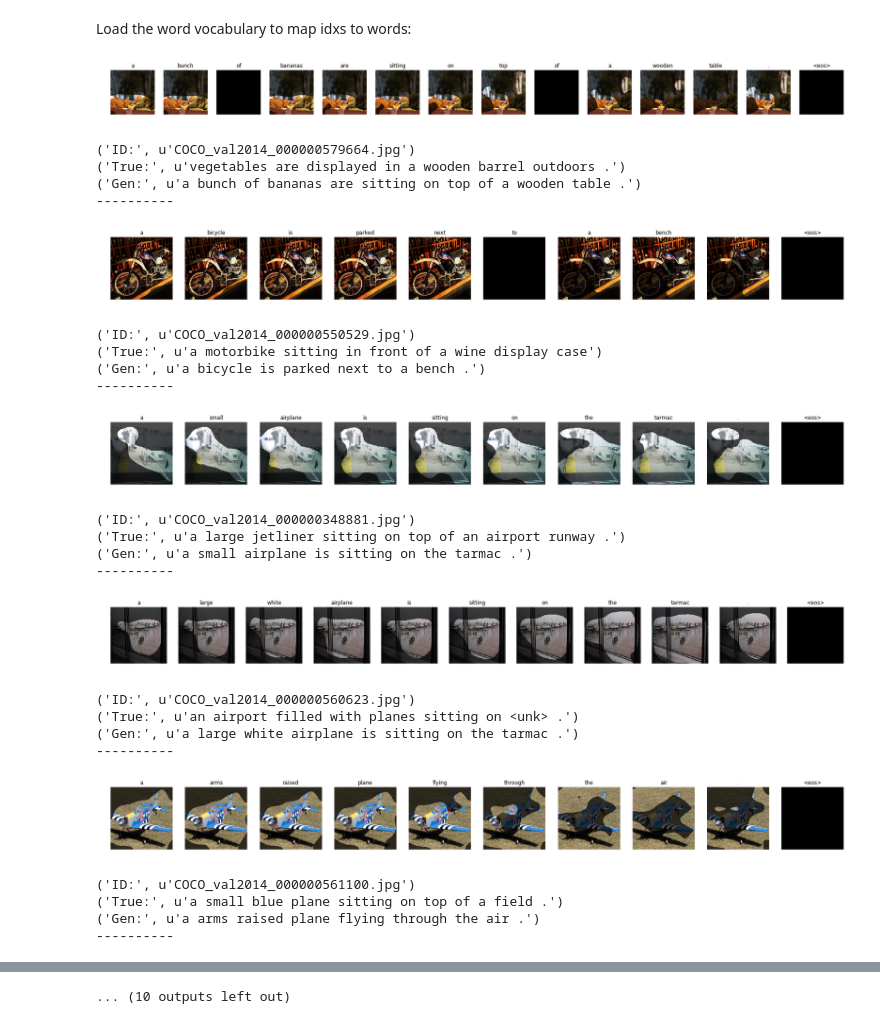
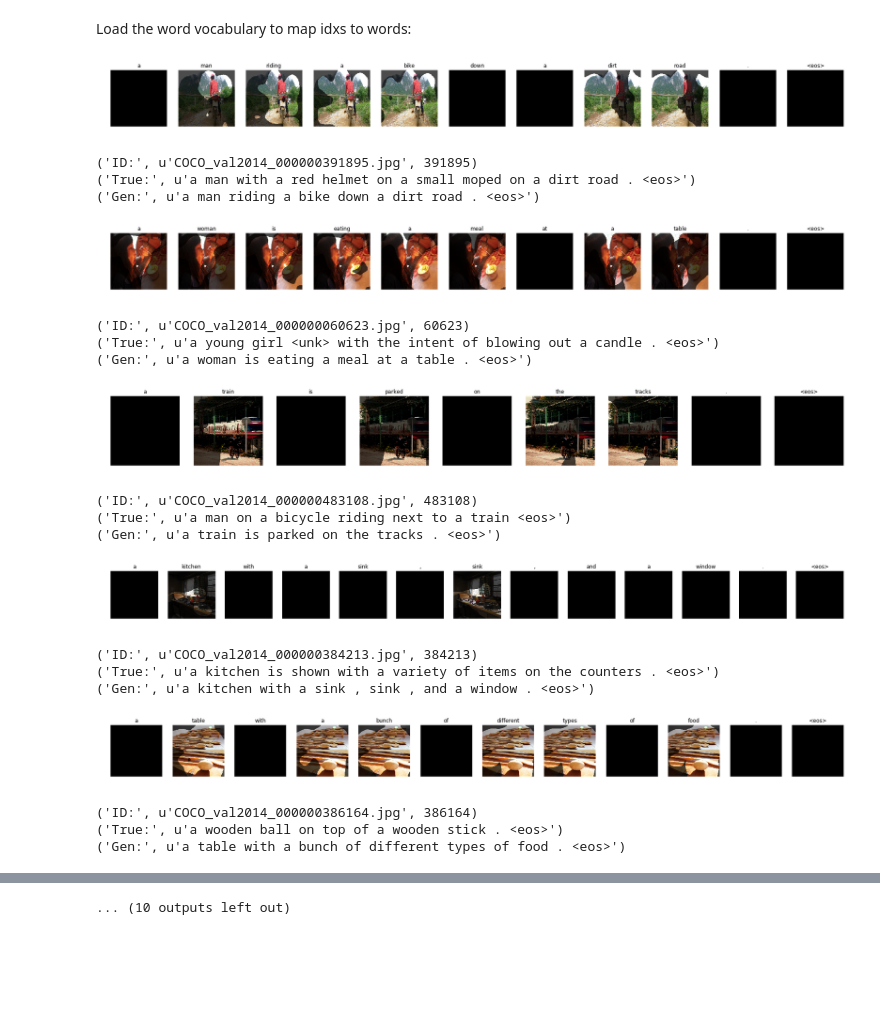
Before and after one commit to amaiasalvador/imcap_keras, a Jupyter notebook: imcap/sample_captions.ipynb, the cells around one changed output, grey strips where cells are left out. Drawn from its saved outputs; the diff is of its cells as text; code cells hidden in the pictures; blank space fills up the shorter version.

```diff
--- a/imcap/sample_captions.ipynb
+++ b/imcap/sample_captions.ipynb
@@ -17,23 +18,24 @@ parser = get_parser()
 args_dict = parser.parse_args()
 args_dict.mode = 'test'
 args_dict.bs = 1
-args_dict.cnn_train = False
+args_dict.cnn_train = True
+args_dict.dr = True
+args_dict.bn = False
 args_dict.sgate = True
+args_dict.temperature = -1
 # %% [markdown]
 Choose model weights to load:
 # %%
-args_dict.model_file = '/work/asalvador/sat_keras/models/bn_weights_e6_CIDEr0.72.h5'
+args_dict.model_file = '/work/asalvador/sat_keras/models/s_dr_nobn_cnn_train_weights_e7_CIDEr0.79.h5'
 # %% [markdown]
 Initialize model and load weights:
 # %%
 model = get_model(args_dict)
+opt = get_opt(args_dict)
+weights = args_dict.model_file
 
-opt = get_opt(args_dict)
-
-weights = args_dict.model_file
+model.compile(optimizer=opt,loss='categorical_crossentropy',sample_weight_mode="temporal")
 model.load_weights(weights)
-
-model.compile(optimizer=opt,loss='categorical_crossentropy')
 # %% [markdown]
 Initialize the generator to yield samples:
 # %%
@@ -70,13 +72,12 @@ import copy
 IMPATH = os.path.join(args_dict.coco_path,'images','val' + args_dict.year)
 count = 0
 
-for [im,prevs],cap,imids in val_gen:
-
+for [batch_im,prevs],cap,_,imids in val_gen:
     # store all attention maps here
     masks = np.zeros((args_dict.seqlen, args_dict.imsize,args_dict.imsize))
 
     # first previous word is <start> (idx 1 in vocab)
-    prevs = np.ones((N,1))
+    prevs = np.zeros((N,1))
 
     # store all predicted words in sequence here
     word_idxs = np.zeros((N,args_dict.seqlen))
@@ -87,10 +88,11 @@ for [im,prevs],cap,imids in val_gen:
     # loop to get sequence of predicted words
     for i in range(args_dict.seqlen):
 
-        preds,att = extractor.predict_on_batch([im,prevs]) #(N,1,vocab_size)
+        preds,att = extractor.predict_on_batch([batch_im,prevs]) #(N,1,vocab_size)
         # store predicted word and set previous word for next step
         preds = preds.squeeze()
-        preds = sample(preds,temperature=args_dict.temperature)
+        if args_dict.temperature > 0:
+            preds = sample(preds,temperature=args_dict.temperature)
         word_idxs[:,i] = np.argmax(preds,axis=-1)
         prevs = np.argmax(preds,axis=-1)
         prevs = np.reshape(prevs,(N,1))
@@ -111,60 +113,54 @@ for [im,prevs],cap,imids in val_gen:
         att[att>th] = 1
         att[att<=th] = 0.3
         masks[i] = att
 
     # find words for predicted word idxs
     pred_caps = idx2word(word_idxs,inv_vocab)
     true_caps = idx2word(np.argmax(cap,axis=-1),inv_vocab)
 
     # display predictions with attention maps
     n_words = len(pred_caps[0])
     f, axarr = plt.subplots(1,n_words,figsize=figsize)
     for i in range(n_words):
         im = copy.deepcopy(img)
         for c in range(3):
             im[:,:,c] = im[:,:,c]*masks[i]
         axarr[i].imshow(im)
         axarr[i].axis('off')
         axarr[i].set_title(pred_caps[0][i])
 
     plt.show()
 
-    pred_cap = ' '.join(pred_caps[0][:-1])
-    true_cap = ' '.join(true_caps[0][:-1])
+    pred_cap = ' '.join(pred_caps[0])
+    true_cap = ' '.join(true_caps[0])
 
     # true captions
-    print ("ID:", imids[0]['file_name'])
+    print ("ID:", imids[0]['file_name'], imids[0]['id'])
     print ("True:", true_cap)
     print ("Gen:", pred_cap)
-    print ("-"*10)
 
-    model.reset_states()
+    extractor.reset_states()
     count+=1
     if count > 10:
         break
 # %% [output]
-[figure, old version]
+[figure, new version]
-('ID:', u'COCO_val2014_000000579664.jpg')
-('True:', u'vegetables are displayed in a wooden barrel outdoors .')
-('Gen:', u'a bunch of bananas are sitting on top of a wooden table .')
-----------
+('ID:', u'COCO_val2014_000000391895.jpg', 391895)
+('True:', u'a man with a red helmet on a small moped on a dirt road . <eos>')
+('Gen:', u'a man riding a bike down a dirt road . <eos>')
-[figure, old version]
+[figure, new version]
-('ID:', u'COCO_val2014_000000550529.jpg')
-('True:', u'a motorbike sitting in front of a wine display case')
-('Gen:', u'a bicycle is parked next to a bench .')
-----------
+('ID:', u'COCO_val2014_000000060623.jpg', 60623)
+('True:', u'a young girl <unk> with the intent of blowing out a candle . <eos>')
+('Gen:', u'a woman is eating a meal at a table . <eos>')
-[figure, old version]
+[figure, new version]
-('ID:', u'COCO_val2014_000000348881.jpg')
-('True:', u'a large jetliner sitting on top of an airport runway .')
-('Gen:', u'a small airplane is sitting on the tarmac .')
-----------
+('ID:', u'COCO_val2014_000000483108.jpg', 483108)
+('True:', u'a man on a bicycle riding next to a train <eos>')
+('Gen:', u'a train is parked on the tracks . <eos>')
-[figure, old version]
+[figure, new version]
-('ID:', u'COCO_val2014_000000560623.jpg')
-('True:', u'an airport filled with planes sitting on <unk> .')
-('Gen:', u'a large white airplane is sitting on the tarmac .')
-----------
+('ID:', u'COCO_val2014_000000384213.jpg', 384213)
+('True:', u'a kitchen is shown with a variety of items on the counters . <eos>')
+('Gen:', u'a kitchen with a sink , sink , and a window . <eos>')
-[figure, old version]
+[figure, new version]
-('ID:', u'COCO_val2014_000000561100.jpg')
-('True:', u'a small blue plane sitting on top of a field .')
-('Gen:', u'a arms raised plane flying through the air .')
-----------
+('ID:', u'COCO_val2014_000000386164.jpg', 386164)
+('True:', u'a wooden ball on top of a wooden stick . <eos>')
+('Gen:', u'a table with a bunch of different types of food . <eos>')
```
Also changed, not shown: parts of 2 cells of this notebook.
